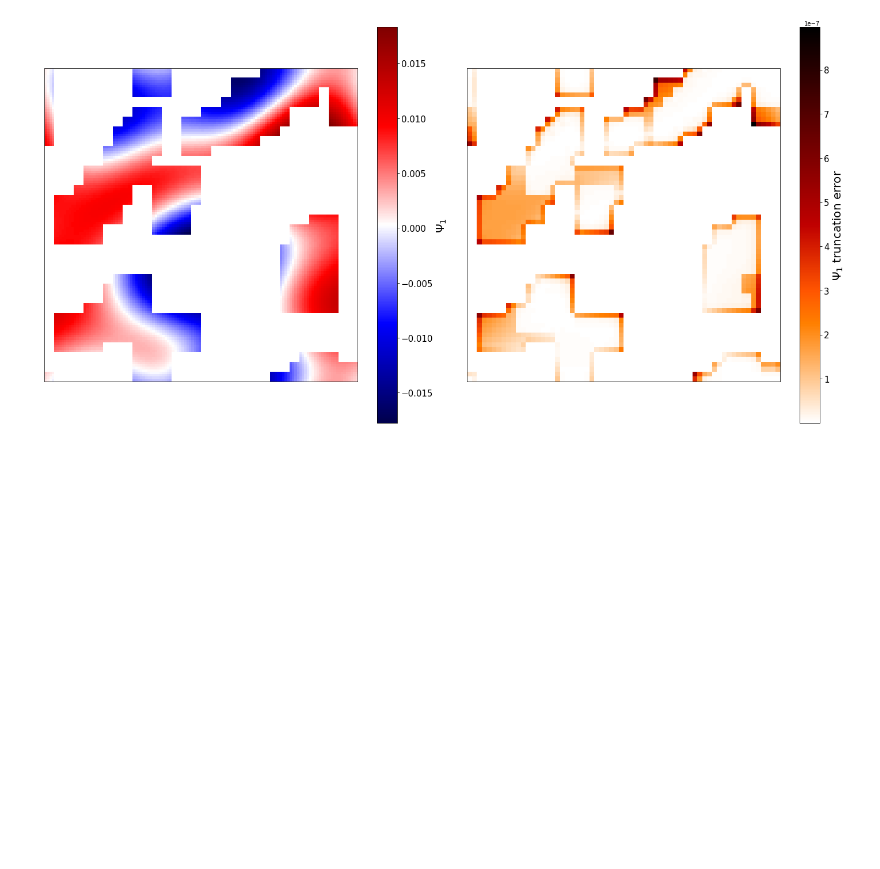
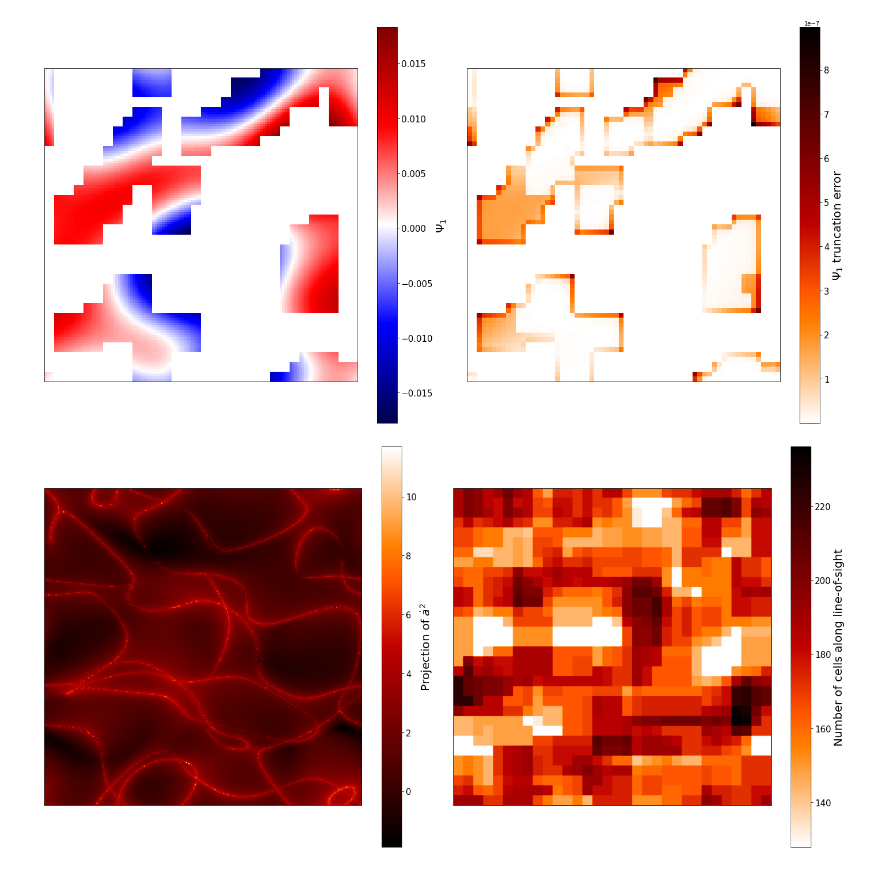
Before and after one commit to MSABuschmann/sledgehamr, a Jupyter notebook: examples/axion_strings/axion_strings.ipynb, the cells around one changed output. Cells and saved outputs as stored; diff of their text form; code cells hidden in the pictures; blank space fills up the shorter version.

Commit message:
Plot example spectra

```diff
--- a/examples/axion_strings/axion_strings.ipynb
+++ b/examples/axion_strings/axion_strings.ipynb
@@ -204,27 +209,29 @@ plt.tight_layout()
 # %%
 # Id of projection to be plotted.
 i = 5
 
 # Read a slice along the x-axis.
 projection   = out.GetProjection(i, ['a_prime2'])
 projection_n = out.GetProjectionN(i, ['a_prime2'])
 t = slices['t']
 
 # Plot.
 fig, ax = plt.subplots(figsize=(20,10), ncols=2)
 
 im = ax[0].imshow(np.log(projection['a_prime2']), cmap='gist_heat')
 cb = fig.colorbar(im, ax=ax[0])
 cb.ax.tick_params(labelsize=15)
-cb.set_label(label=r'$\Psi_1$',fontsize=20)
+cb.set_label(label=r'Projection of $\dot{a}^2$',fontsize=20)
 ax[0].set_xticks([])
 ax[0].set_yticks([])
 
 im = ax[1].imshow(projection_n['a_prime2'], cmap='gist_heat_r')
 cb = fig.colorbar(im, ax=ax[1])
 cb.ax.tick_params(labelsize=15)
 cb.set_label(label=r'Number of cells along line-of-sight',fontsize=20)
 ax[1].set_xticks([])
 ax[1].set_yticks([])
 
 plt.tight_layout()
+# %% [output]
+[figure, added]
```
Also changed, not shown: parts of 3 cells of this notebook, 1 other file.
